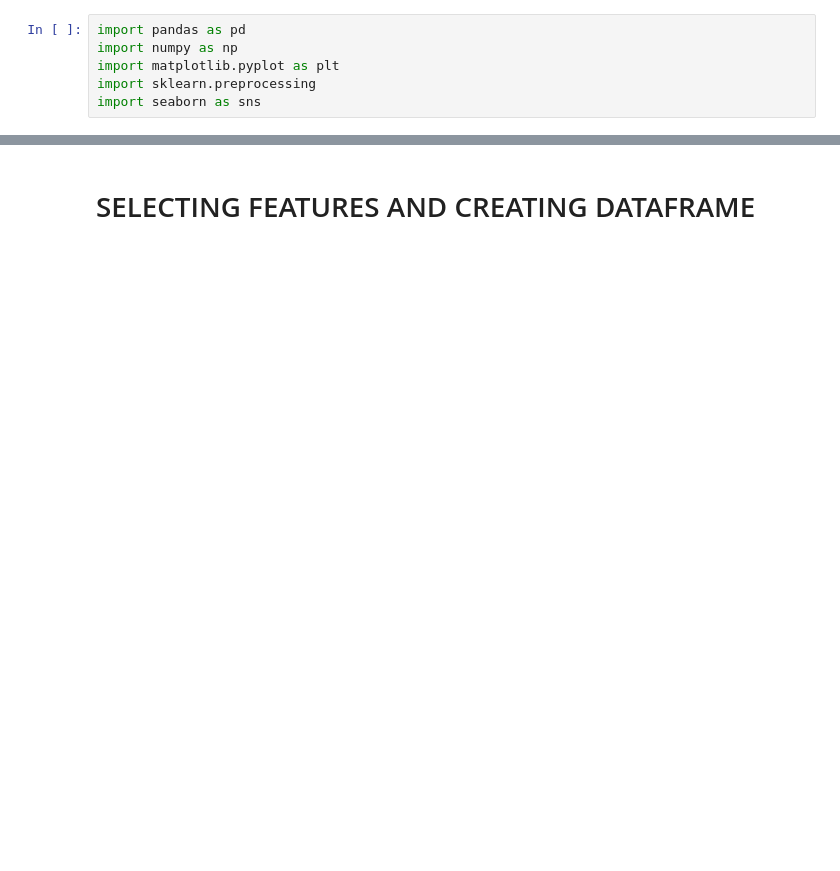
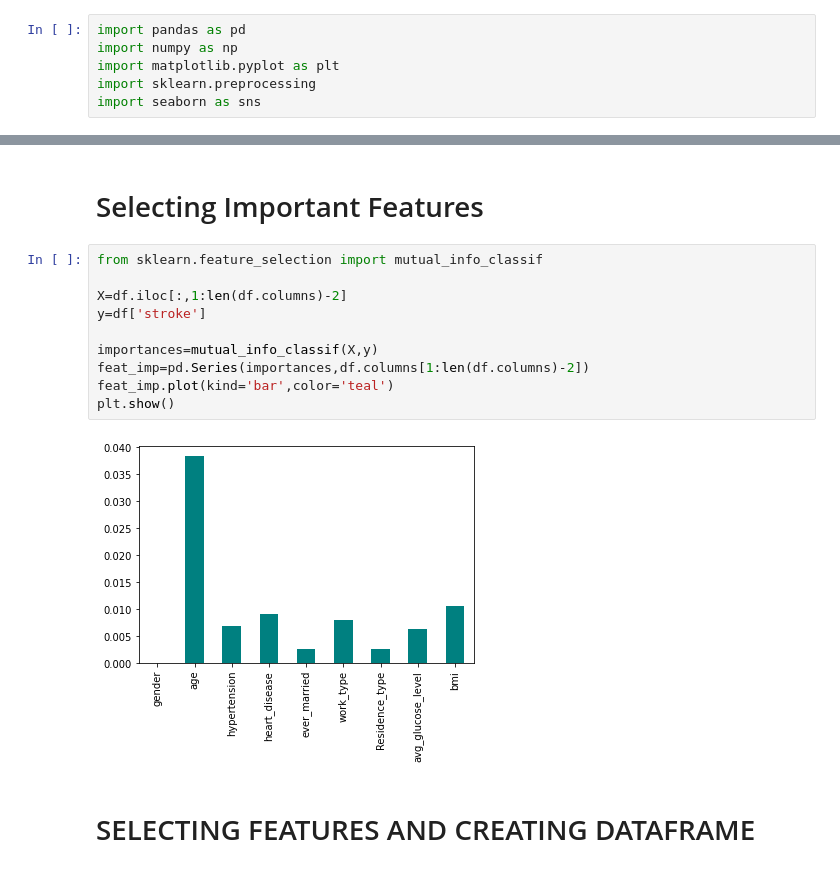
Before and after one commit to sohamp11/Dax-Training, a Jupyter notebook: DAX-DS-Assignment-2022-Soham_Pati/Machine Learning/ML_Assign.ipynb, the cells around one changed output, grey strips where cells are left out. Saved outputs shown, nothing was run; the diff lists cells and outputs as text; blank space fills up the shorter version.

```diff
--- a/DAX-DS-Assignment-2022-Soham_Pati/Machine Learning/ML_Assign.ipynb
+++ b/DAX-DS-Assignment-2022-Soham_Pati/Machine Learning/ML_Assign.ipynb
@@ -18,2 +18,16 @@ df.head()
+# %% [markdown]
+# Selecting Important Features
+# %%
+from sklearn.feature_selection import mutual_info_classif
+
+X=df.iloc[:,1:len(df.columns)-2]
+y=df['stroke']
+
+importances=mutual_info_classif(X,y)
+feat_imp=pd.Series(importances,df.columns[1:len(df.columns)-2])
+feat_imp.plot(kind='bar',color='teal')
+plt.show()
+# %% [output]
+[figure, added]
 # %% [markdown]
 # SELECTING FEATURES AND CREATING DATAFRAME
```
Also changed, not shown: parts of 17 cells of this notebook.
